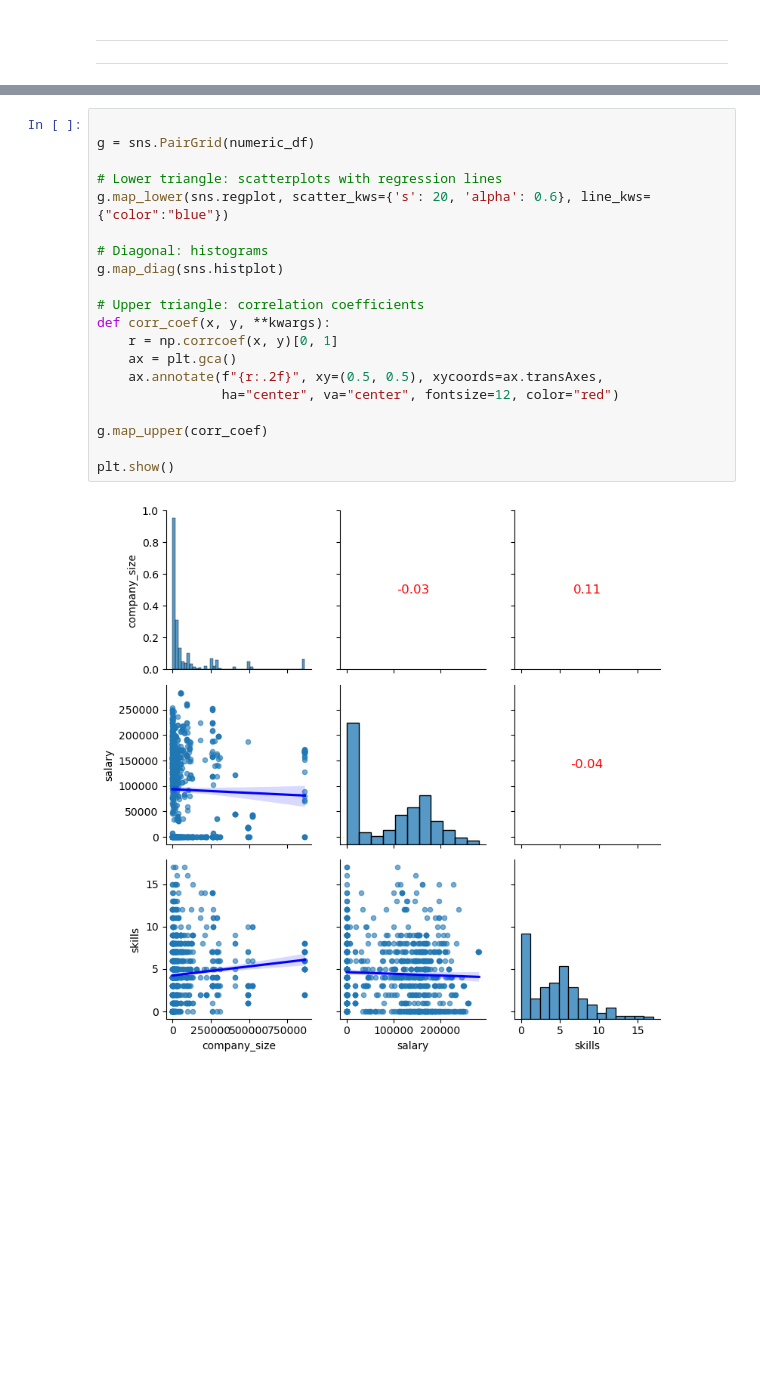
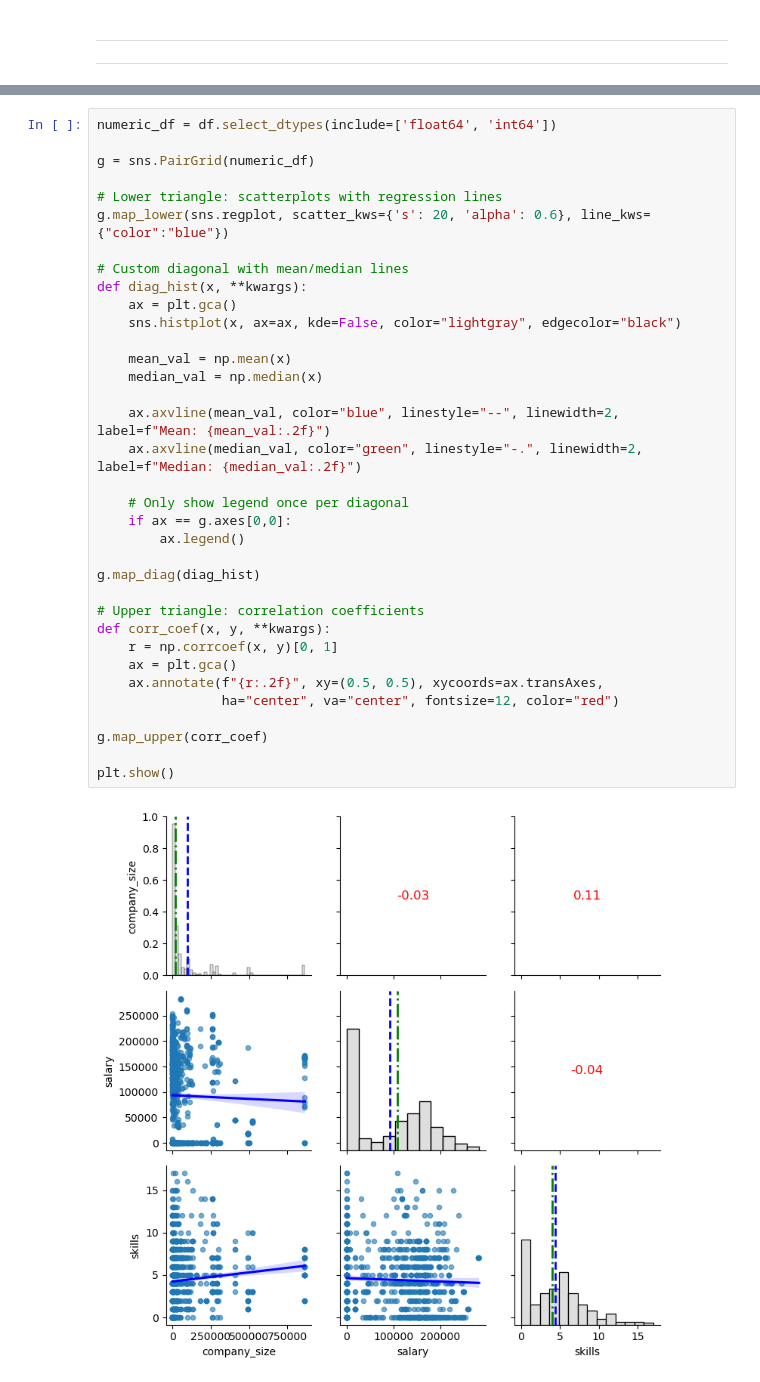
Before and after one commit to markcoty/data-science-jobs-2025, a Jupyter notebook: Notebook/data-science-jobs-2025.ipynb, the cells around one changed output, grey strips where cells are left out. Cells and saved outputs as stored; diff of their text form; blank space fills up the shorter version.

```diff
--- a/Notebook/data-science-jobs-2025.ipynb
+++ b/Notebook/data-science-jobs-2025.ipynb
@@ -419,22 +434,37 @@ ________________________________________________________________________________
 # %%
+numeric_df = df.select_dtypes(include=['float64', 'int64'])
 
 g = sns.PairGrid(numeric_df)
 
 # Lower triangle: scatterplots with regression lines
 g.map_lower(sns.regplot, scatter_kws={'s': 20, 'alpha': 0.6}, line_kws={"color":"blue"})
 
-# Diagonal: histograms
-g.map_diag(sns.histplot)
+# Custom diagonal with mean/median lines
+def diag_hist(x, **kwargs):
+    ax = plt.gca()
+    sns.histplot(x, ax=ax, kde=False, color="lightgray", edgecolor="black")
+
+    mean_val = np.mean(x)
+    median_val = np.median(x)
+
+    ax.axvline(mean_val, color="blue", linestyle="--", linewidth=2, label=f"Mean: {mean_val:.2f}")
+    ax.axvline(median_val, color="green", linestyle="-.", linewidth=2, label=f"Median: {median_val:.2f}")
+
+    # Only show legend once per diagonal
+    if ax == g.axes[0,0]:
+        ax.legend()
+
+g.map_diag(diag_hist)
 
 # Upper triangle: correlation coefficients
 def corr_coef(x, y, **kwargs):
     r = np.corrcoef(x, y)[0, 1]
     ax = plt.gca()
     ax.annotate(f"{r:.2f}", xy=(0.5, 0.5), xycoords=ax.transAxes,
                 ha="center", va="center", fontsize=12, color="red")
 
 g.map_upper(corr_coef)
 
 plt.show()
 # %% [output]
-[figure, old version]
+[figure, new version]
```
Also changed, not shown: parts of 12 cells of this notebook.
